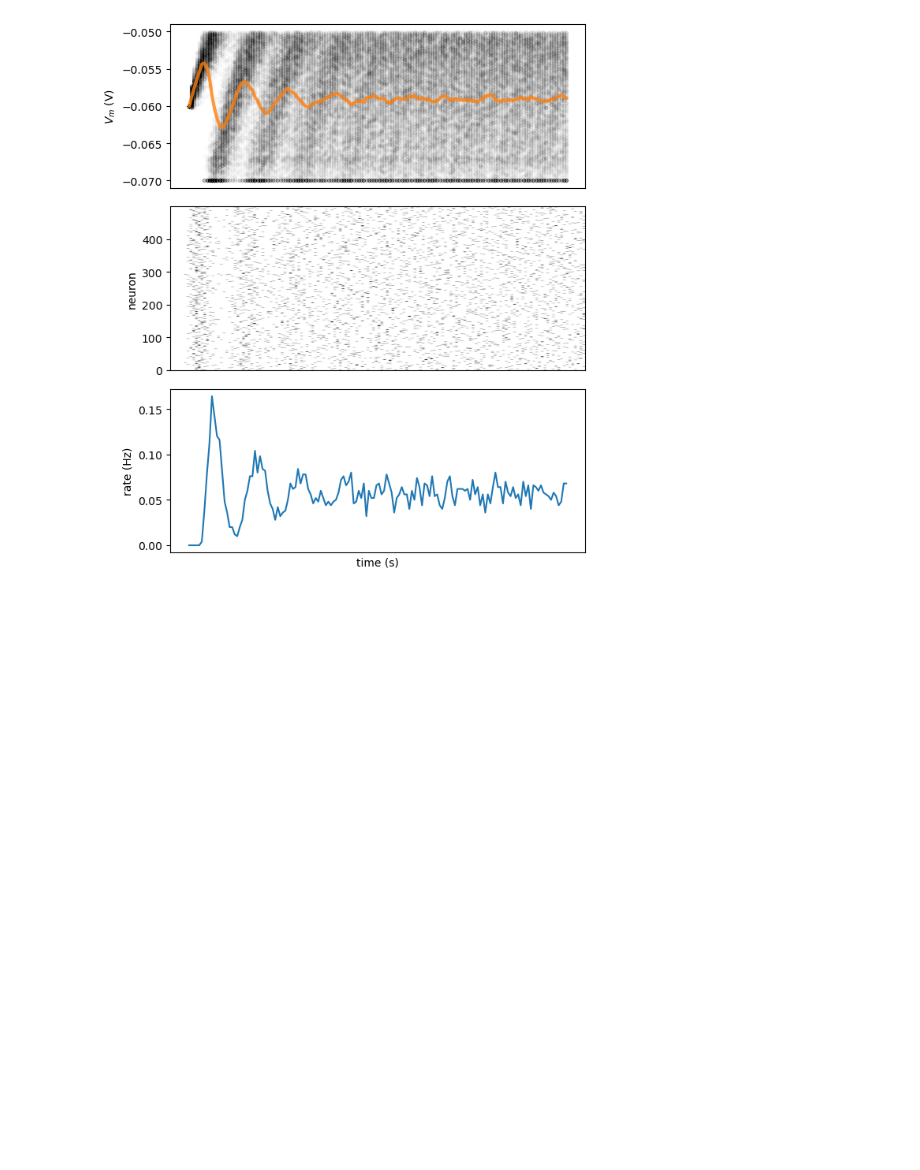
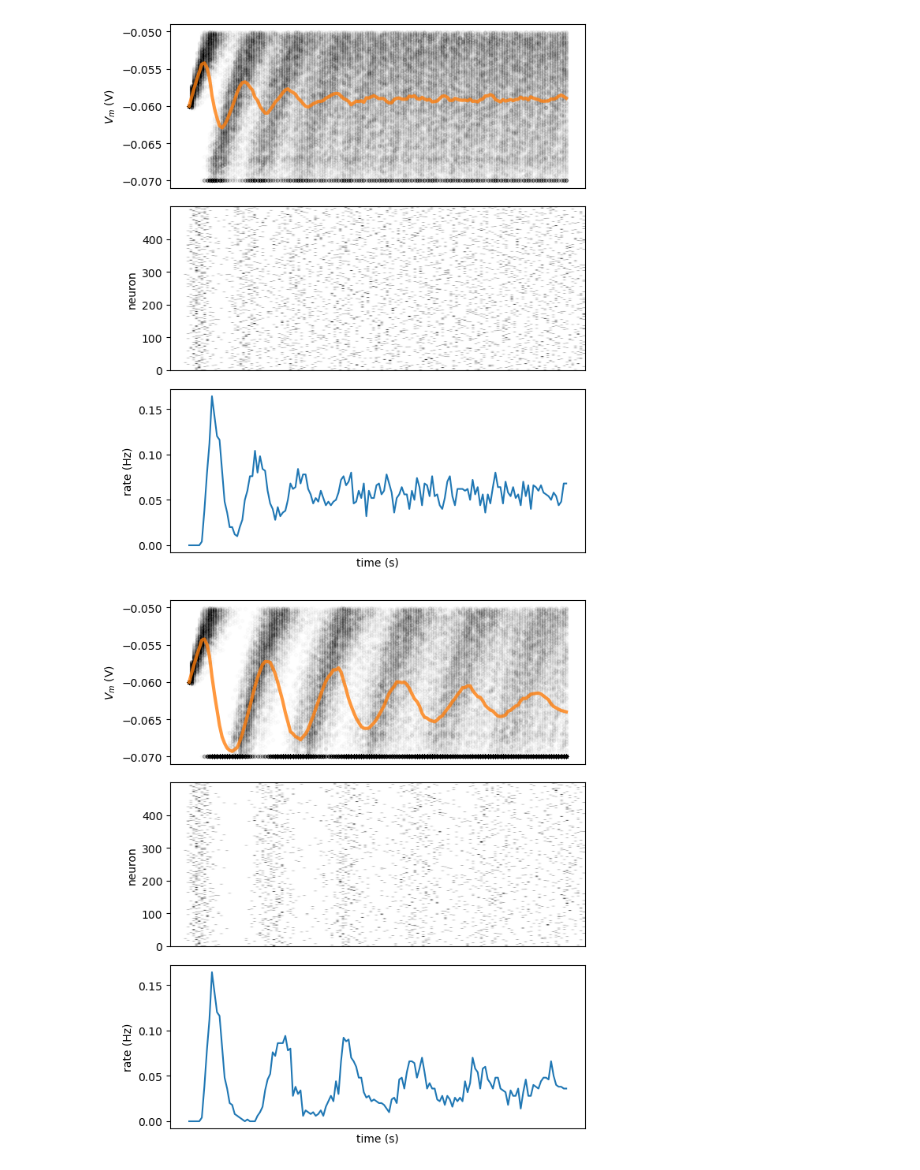
Before and after one commit to Evan-Luo-jpg/Neuromatch-Academy-Assignments, a Jupyter notebook: Neuromatch Academy/PreReq_2.ipynb, the cells around one changed output. Cells and saved outputs as stored; diff of their text form; code cells hidden in the pictures; blank space fills up the shorter version.

```diff
--- a/Neuromatch Academy/PreReq_2.ipynb
+++ b/Neuromatch Academy/PreReq_2.ipynb
@@ -286,3 +286,58 @@ for step, t in enumerate(t_range):
 plot_all(t_range, v_n, raster)
 # %% [output]
 [figure]
+# %%
+#################################################
+## TODO for students: add refactory period ##
+# Fill out function and remove
+#################################################
+
+# Set random number generator
+np.random.seed(2020)
+
+# Initialize step_end, t_range, n, v_n and i
+t_range = np.arange(0, t_max, dt)
+step_end = len(t_range)
+n = 500
+v_n = el * np.ones([n, step_end])
+i = i_mean * (1 + 0.1 * (t_max / dt)**(0.5) * (2 * np.random.random([n, step_end]) - 1))
+
+# Initialize binary numpy array for raster plot
+raster = np.zeros([n,step_end])
+
+# Initialize t_ref and last_spike
+t_ref = 0.01
+last_spike = -t_ref * np.ones([n])
+
+# Loop over time steps
+for step, t in enumerate(t_range):
+
+  # Skip first iteration
+  if step == 0:
+    continue
+
+  # Compute v_n
+  v_n[:, step] = v_n[:, step - 1] + (dt / tau) * (el - v_n[:, step - 1] + r*i[:, step])
+
+  # Initialize boolean numpy array `spiked` with v_n > v_thr
+  spiked = (v_n[:,step] >= vth)
+
+  # Set relevant values of v_n to v_reset using spiked
+  v_n[spiked,step] = vr
+
+  # Set relevant elements in raster to 1 using spiked
+  raster[spiked,step] = 1.
+
+  # Initialize boolean numpy array clamped using last_spike, t and t_ref
+  clamped = (last_spike + t_ref > t)
+
+  # Reset clamped neurons to vr using clamped
+  v_n[clamped,step] = vr
+
+  # Update numpy array last_spike with time t for spiking neurons
+  last_spike[spiked] = t
+
+# Plot multiple realizations of Vm, spikes and mean spike rate
+plot_all(t_range, v_n, raster)
+# %% [output]
+[figure, added]
```
Also changed, not shown: parts of 2 cells of this notebook, 27 other files.
